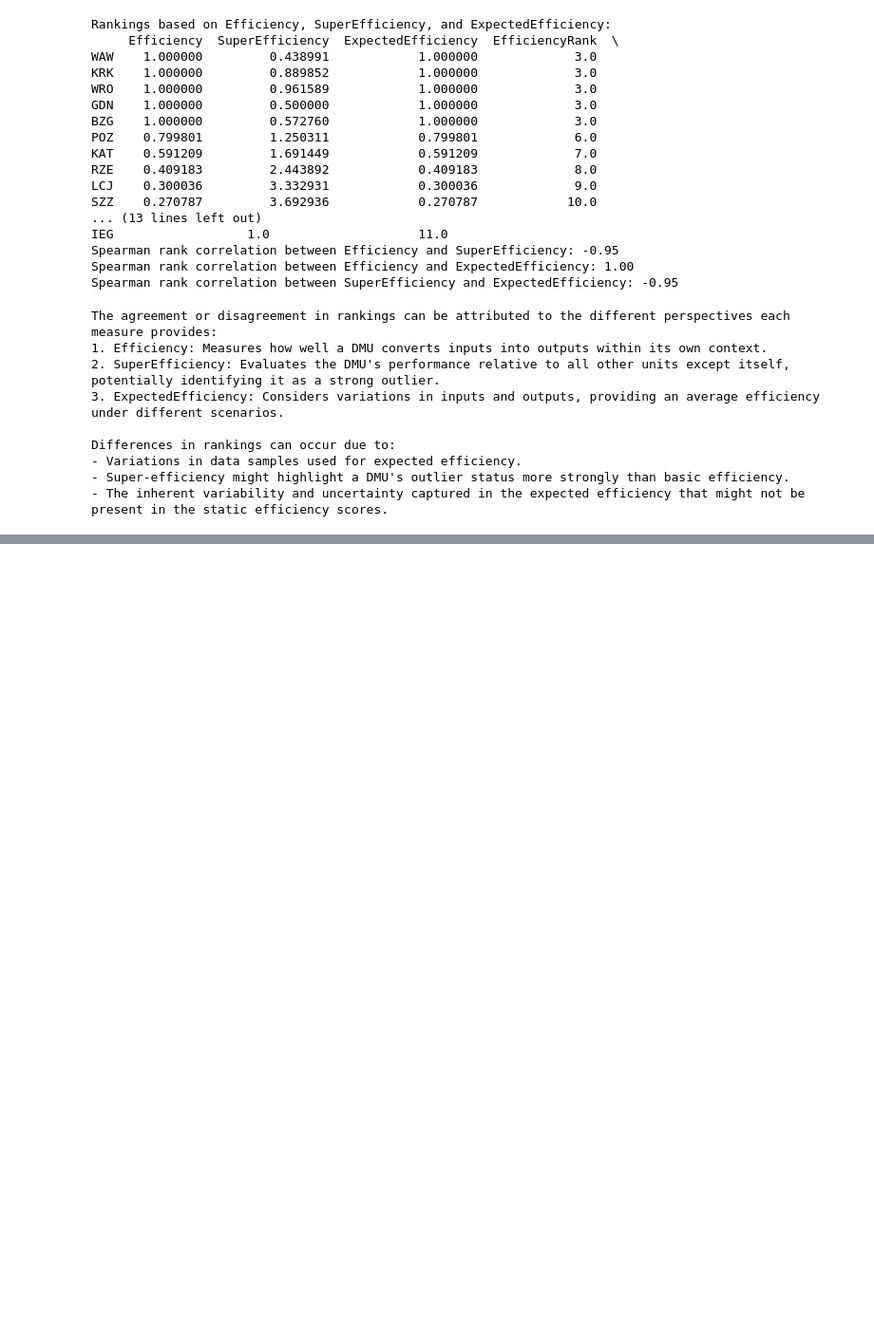
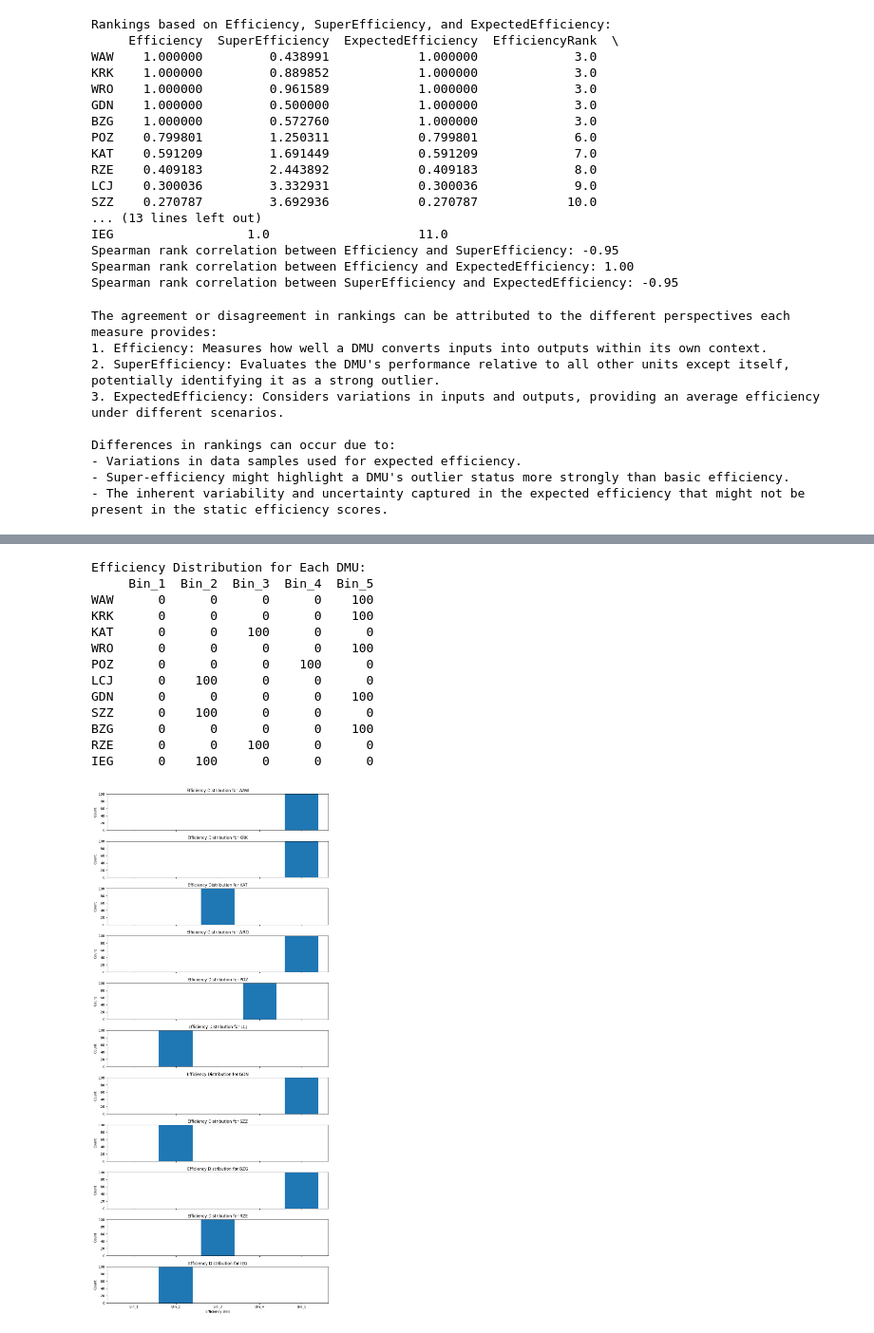
Before and after one commit to JoannaCi/ISWD_proj6, a Jupyter notebook: DEA_lab.ipynb, the cells around one changed output, grey strips where cells are left out. Shown: that part at 95% size. Cells and saved outputs as stored; diff of their text form; code cells hidden in the pictures; blank space fills up the shorter version.

Commit message:
feat: plots added

```diff
--- a/DEA_lab.ipynb
+++ b/DEA_lab.ipynb
@@ -240,0 +192,40 @@ DMU IEG has uniform efficiency values: 0.25847458
+# %%
+# Divide efficiencies into 5 equal bins and count occurrences
+bins = np.linspace(0, 1, 6)
+efficiency_distributions = {DMU: np.histogram(cross_efficiency_scores[DMU], bins=bins)[0] for DMU in inputs.index}
+
+# Create DataFrame for distribution
+distribution_df = pd.DataFrame(efficiency_distributions).T
+distribution_df.columns = [f'Bin_{i}' for i in range(1, 6)]
+
+# Display the distribution
+print("Efficiency Distribution for Each DMU:")
+print(distribution_df)
+
+# Plot the distributions for each DMU
+fig, axs = plt.subplots(len(inputs.index), 1, figsize=(10, len(inputs.index)*2), sharex=True)
+
+for idx, DMU in enumerate(inputs.index):
+    axs[idx].bar(distribution_df.columns, distribution_df.loc[DMU])
+    axs[idx].set_title(f'Efficiency Distribution for {DMU}')
+    axs[idx].set_ylabel('Count')
+    axs[idx].set_ylim(0, max(distribution_df.max()))
+
+plt.xlabel('Efficiency Bins')
+plt.tight_layout()
+plt.show()
+# %% [output]
+Efficiency Distribution for Each DMU:
+     Bin_1  Bin_2  Bin_3  Bin_4  Bin_5
+WAW      0      0      0      0    100
+KRK      0      0      0      0    100
+KAT      0      0    100      0      0
+WRO      0      0      0      0    100
+POZ      0      0      0    100      0
+LCJ      0    100      0      0      0
+GDN      0      0      0      0    100
+SZZ      0    100      0      0      0
+BZG      0      0      0      0    100
+RZE      0      0    100      0      0
+IEG      0    100      0      0      0
+[figure, added]
```
Also changed, not shown: parts of 1 cell of this notebook.
